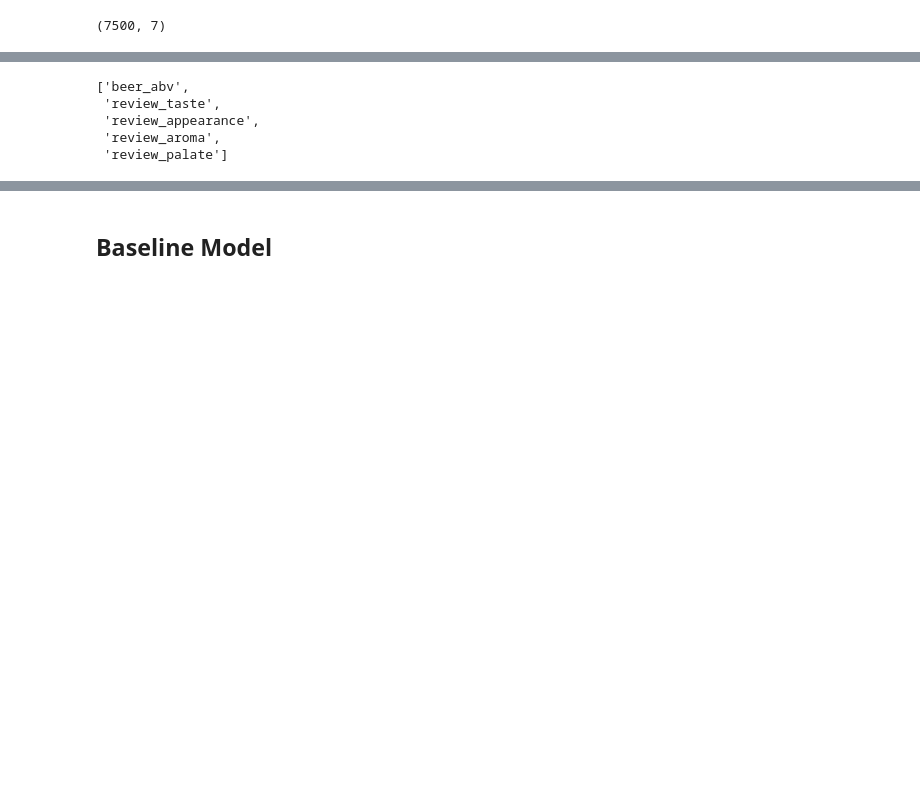
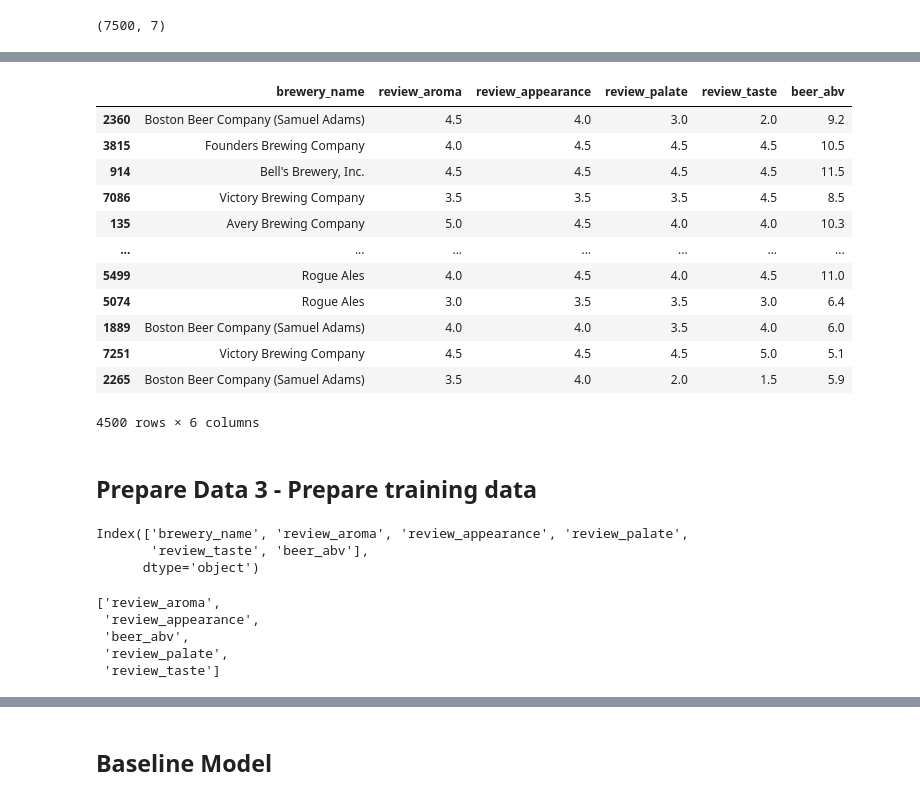
Before and after one commit to PeRoBr/adv_dsi_at_2, a Jupyter notebook: notebooks/at_2_nn_modelling_preparation.ipynb, the cells around one changed output, grey strips where cells are left out. Cells and saved outputs as stored; diff of their text form; code cells hidden in the pictures; blank space fills up the shorter version.

```diff
--- a/notebooks/at_2_nn_modelling_preparation.ipynb
+++ b/notebooks/at_2_nn_modelling_preparation.ipynb
@@ -52,15 +203,39 @@ target_col = 'beer_style'
+# %%
+X_train
+# %% [output]
+|  | brewery_name | review_aroma | review_appearance | review_palate | review_taste | beer_abv |
+| 2360 | Boston Beer Company (Samuel Adams) | 4.5 | 4.0 | 3.0 | 2.0 | 9.2 |
+| 3815 | Founders Brewing Company | 4.0 | 4.5 | 4.5 | 4.5 | 10.5 |
+| 914 | Bell's Brewery, Inc. | 4.5 | 4.5 | 4.5 | 4.5 | 11.5 |
+| 7086 | Victory Brewing Company | 3.5 | 3.5 | 3.5 | 4.5 | 8.5 |
+| 135 | Avery Brewing Company | 5.0 | 4.5 | 4.0 | 4.0 | 10.3 |
+| ... | ... | ... | ... | ... | ... | ... |
+| 5499 | Rogue Ales | 4.0 | 4.5 | 4.0 | 4.5 | 11.0 |
+| 5074 | Rogue Ales | 3.0 | 3.5 | 3.5 | 3.0 | 6.4 |
+| 1889 | Boston Beer Company (Samuel Adams) | 4.0 | 4.0 | 3.5 | 4.0 | 6.0 |
+| 7251 | Victory Brewing Company | 4.5 | 4.5 | 4.5 | 5.0 | 5.1 |
+| 2265 | Boston Beer Company (Samuel Adams) | 3.5 | 4.0 | 2.0 | 1.5 | 5.9 |
+4500 rows × 6 columns
+# %% [markdown]
+## Prepare Data 3 - Prepare training data
 # %%
 # list categorical variables
 
 cat_cols = ['brewery_name']
+# %%
+X_train.columns
+# %% [output]
+Index(['brewery_name', 'review_aroma', 'review_appearance', 'review_palate',
+       'review_taste', 'beer_abv'],
+      dtype='object')
 # %%
 # List numerical variables
 
-num_cols = list(set(df_cleaned.columns) - (set(cat_cols) | set([target_col])))
+num_cols = list(set(X_train.columns) - set(cat_cols))
 num_cols
 # %% [output]
-['beer_abv',
- 'review_taste',
+['review_aroma',
  'review_appearance',
- 'review_aroma',
- 'review_palate']
+ 'beer_abv',
+ 'review_palate',
+ 'review_taste']
```
Also changed, not shown: parts of 62 cells of this notebook, 7 other files.
